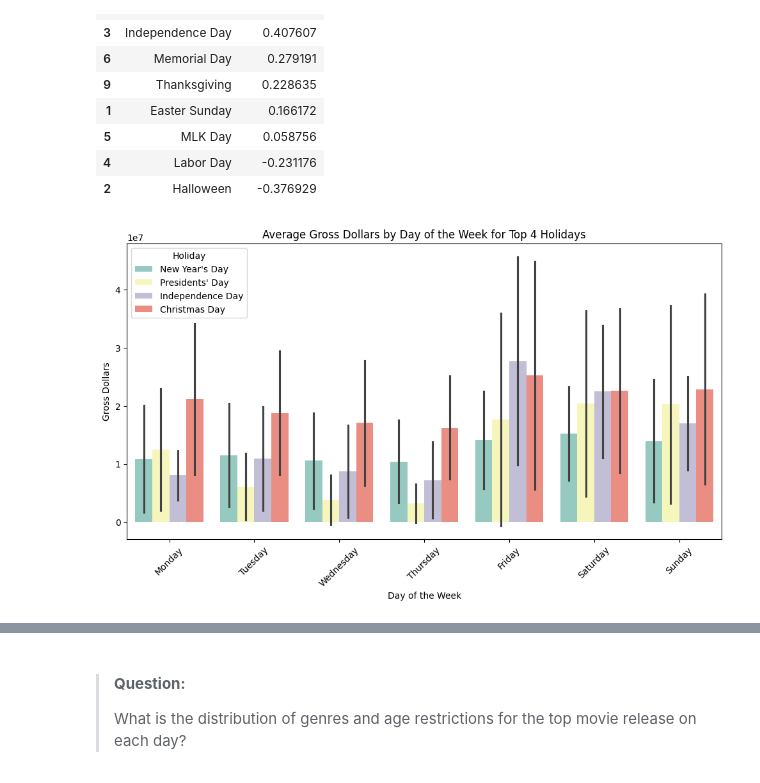
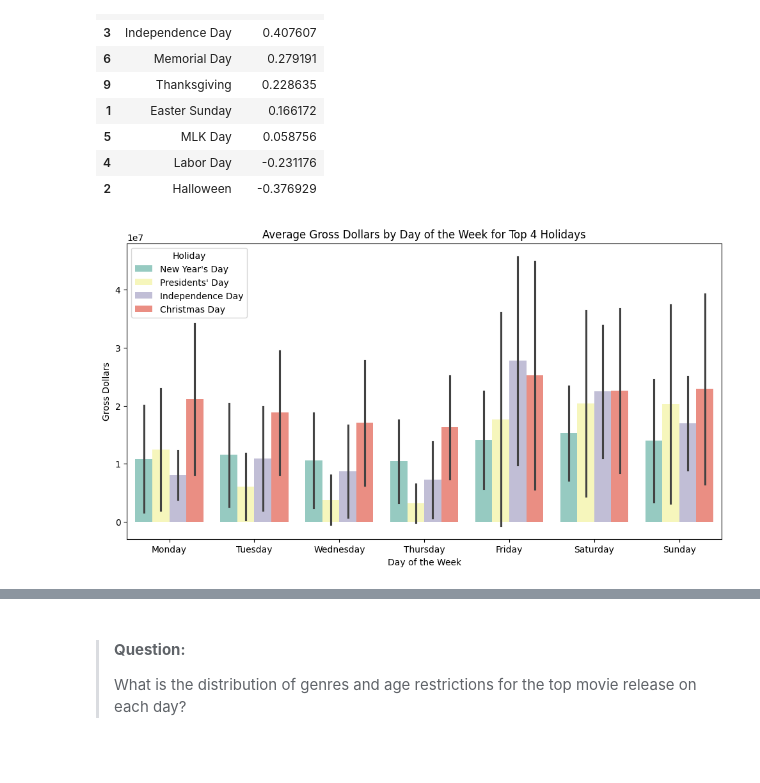
Before and after one commit to charJin/movie-theaters-analysis, a Jupyter notebook: notebooks/Analysis with questions.ipynb, the cells around one changed output, grey strips where cells are left out. Drawn from its saved outputs; the diff is of its cells as text; code cells hidden in the pictures.

Commit message:
bar plot fix holiday

```diff
--- a/notebooks/Analysis with questions.ipynb
+++ b/notebooks/Analysis with questions.ipynb
@@ -501,23 +501,22 @@ holiday_summary.sort_values(by='avg_pct_diff', ascending=False)
 # %%
 top_holidays = ['Christmas Day', "Presidents' Day", "New Year's Day", 'Independence Day']
 top_holiday_data = holiday_windows[holiday_windows['holiday'].isin(selected_holidays)]
 
 # Plot gross distribution by day of the week for the top 4 holidays.
 plt.figure(figsize=(12, 6))
 sns.barplot(
     data=top_holiday_data,
     x='day',
     y='gross_dollars',
     hue='holiday',
     errorbar='sd',
     palette='Set3',
     order=['Monday', 'Tuesday', 'Wednesday', 'Thursday', 'Friday', 'Saturday', 'Sunday']
 )
 plt.title("Average Gross Dollars by Day of the Week for Top 4 Holidays")
 plt.xlabel("Day of the Week")
 plt.ylabel("Gross Dollars")
 plt.legend(title='Holiday')
-plt.xticks(rotation=45)
 plt.show()
 # %% [output]
-[figure, old version]
+[figure, new version]
```
Also changed, not shown: parts of 1 cell of this notebook.
